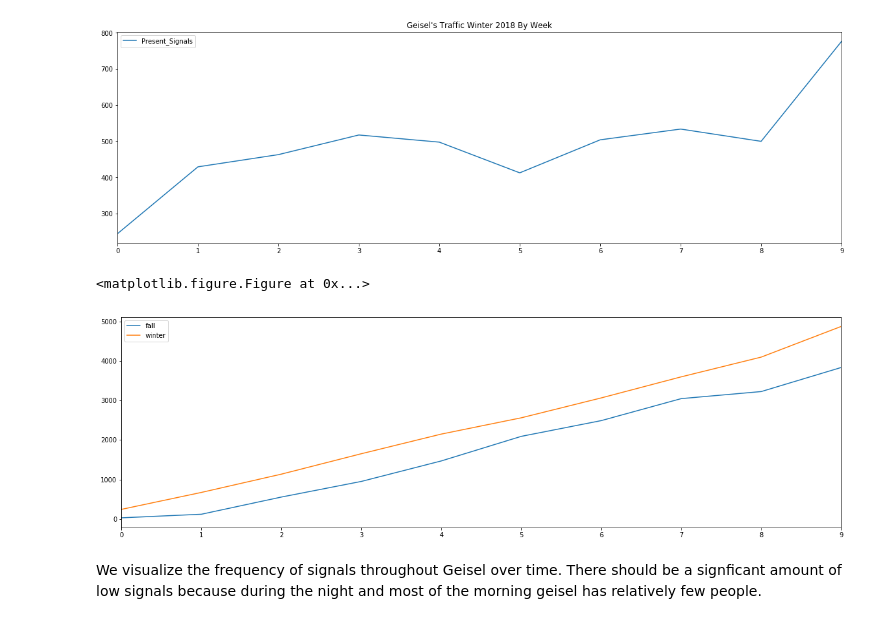
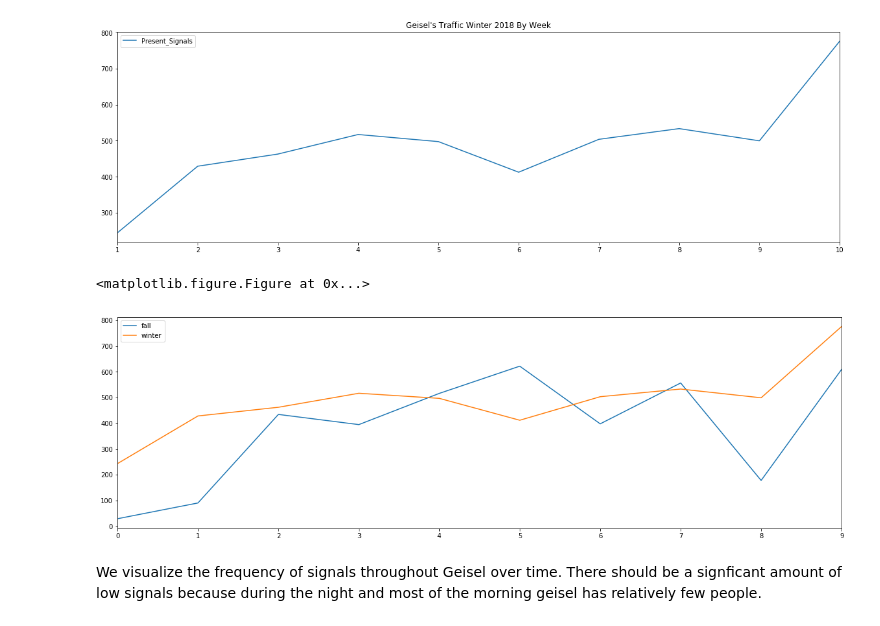
Before and after one commit to kelvinluime/Pr_059, a Jupyter notebook: FinalProject.ipynb, the cells around one changed output. Cells and saved outputs as stored; diff of their text form; code cells hidden in the pictures.

```diff
--- a/FinalProject.ipynb
+++ b/FinalProject.ipynb
@@ -1219,7 +1186,7 @@ _ = ax.set_title("Geisel's Traffic Fall 2017 By Week")
 [figure]
 # %%
 df_week_winter = df_geisel_winter.resample('W').mean()
-df_week_winter.index = [week for week in range(len(df_week_winter))]
+df_week_winter.index = [week for week in range(1, len(df_week_winter)+1)]
 ax = df_week_winter.plot()
 plt.xticks(df_week_winter.index)
 _ = ax.set_title("Geisel's Traffic Winter 2018 By Week")
@@ -1228,13 +1195,12 @@ _ = ax.set_title("Geisel's Traffic Winter 2018 By Week")
 # %%
 X = [week for week in range(len(df_week_winter))]
 fall_weeks = list(df_week_fall['Present_Signals'][:len(df_week_winter.values)])
 winter_weeks = list(df_week_winter['Present_Signals'])
 week_cmp_df = pd.DataFrame({'fall': fall_weeks, 'winter': winter_weeks}, index=X)
-week_cmp_df = week_cmp_df.cumsum()
 plt.figure(); week_cmp_df.plot();
 # %% [output]
 <matplotlib.figure.Figure at 0x...>
-[figure, old version]
+[figure, new version]
 # %% [markdown]
 We visualize the frequency of signals throughout Geisel over time. There should be a signficant amount of low signals because during the night and most of the morning geisel has relatively few people.
 # %%
```
Also changed, not shown: parts of 24 cells of this notebook.
